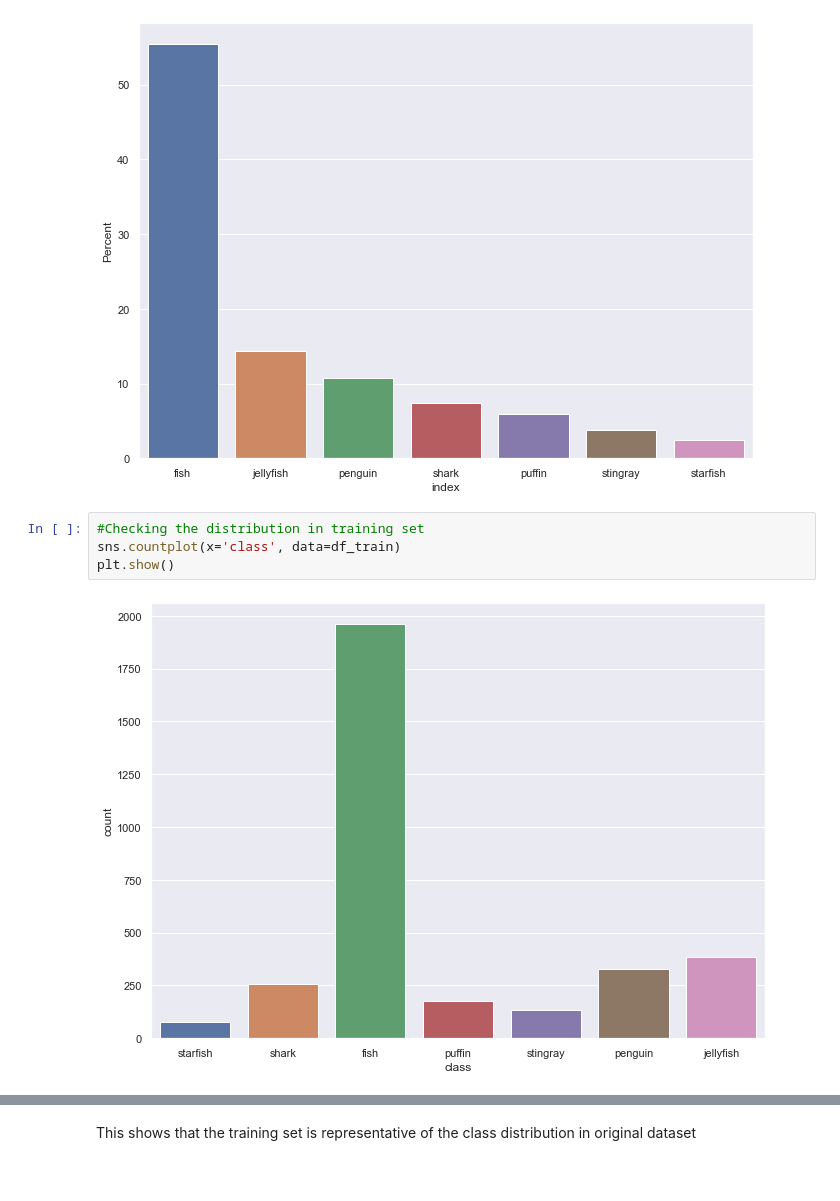
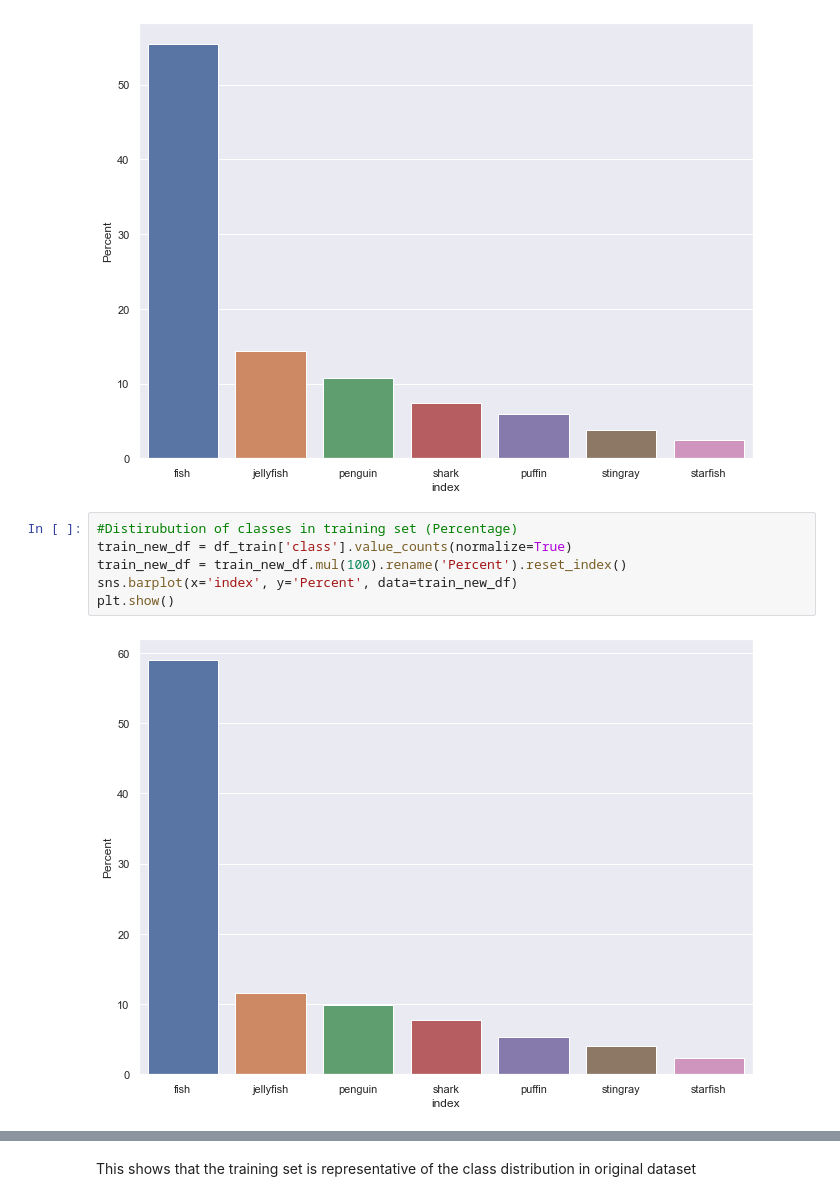
Before and after one commit to rushikeshb94/Capstone3, a Jupyter notebook: EDA.ipynb, the cells around one changed output, grey strips where cells are left out. Drawn from its saved outputs; the diff is of its cells as text.

```diff
--- a/EDA.ipynb
+++ b/EDA.ipynb
@@ -76,8 +76,10 @@ plt.show()
 # %% [output]
 [figure]
 # %%
-#Checking the distribution in training set
-sns.countplot(x='class', data=df_train)
+#Distirubution of classes in training set (Percentage)
+train_new_df = df_train['class'].value_counts(normalize=True)
+train_new_df = train_new_df.mul(100).rename('Percent').reset_index()
+sns.barplot(x='index', y='Percent', data=train_new_df)
 plt.show()
 # %% [output]
-[figure, old version]
+[figure, new version]
```
Also changed, not shown: parts of 2 cells of this notebook.
